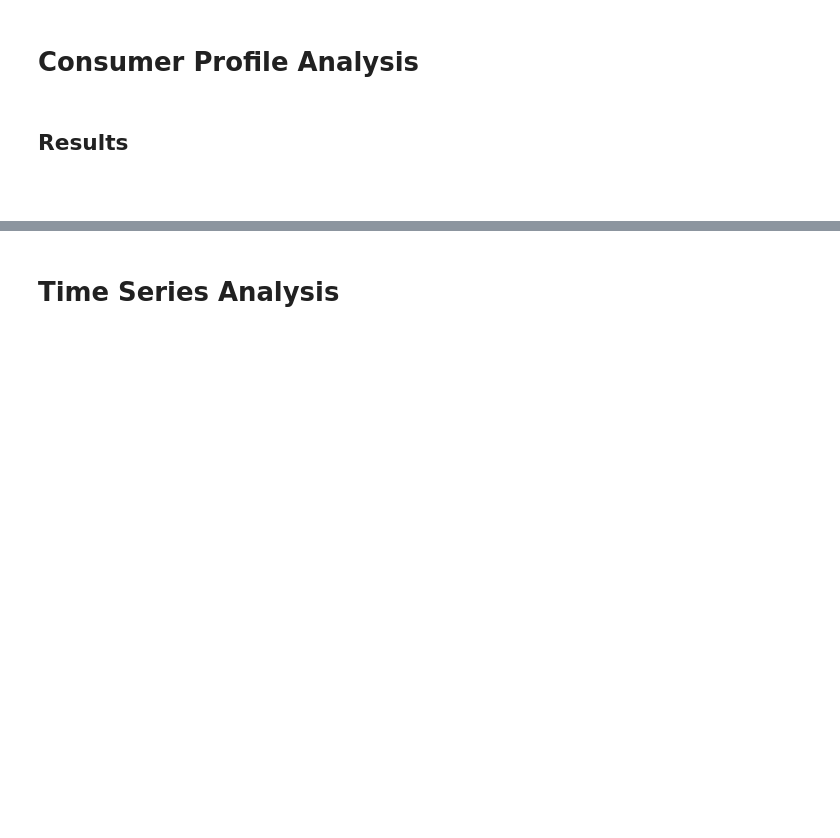
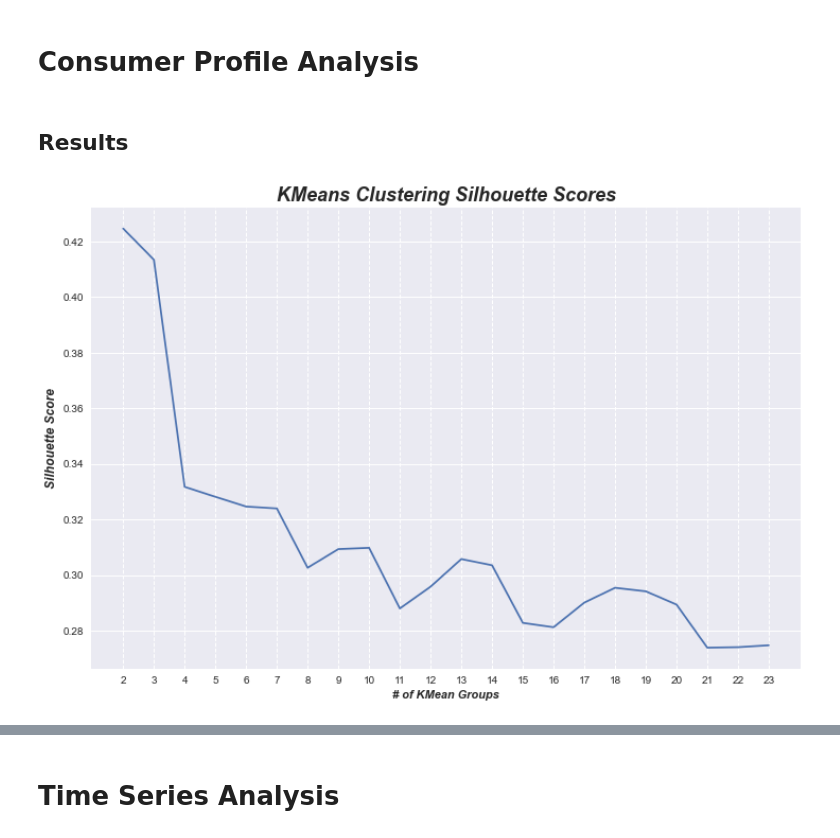
Before and after one commit to KishenSharma6/SpainEnergyAnalysis, a Jupyter notebook: Final_Report.ipynb, the cells around one changed output, grey strips where cells are left out. Drawn from its saved outputs; the diff is of its cells as text; code cells hidden in the pictures; blank space fills up the shorter version.

Commit message:
Added new plots

```diff
--- a/Final_Report.ipynb
+++ b/Final_Report.ipynb
@@ -130,5 +125,11 @@ I will be conducting a multivariate time series analysis to create 2 machine lea
 # Consumer Profile Analysis
 # %% [markdown]
 ## Results
-# %% [markdown]
-#
+# %%
+#Set path to model visuals
+model_viz = r'C:\Users\kishe\Documents\Data Science\Projects\Python Projects\In Progress\Spain Hourly Energy Demand and Weather\Visualizations\03_Modeling'
+
+#Read in Silhouette_Scores
+Image(filename= model_viz + '/Silhouette_Scores.png', height=500, width=800)
+# %% [output]
+[figure, added]
```
Also changed, not shown: parts of 20 cells of this notebook.
